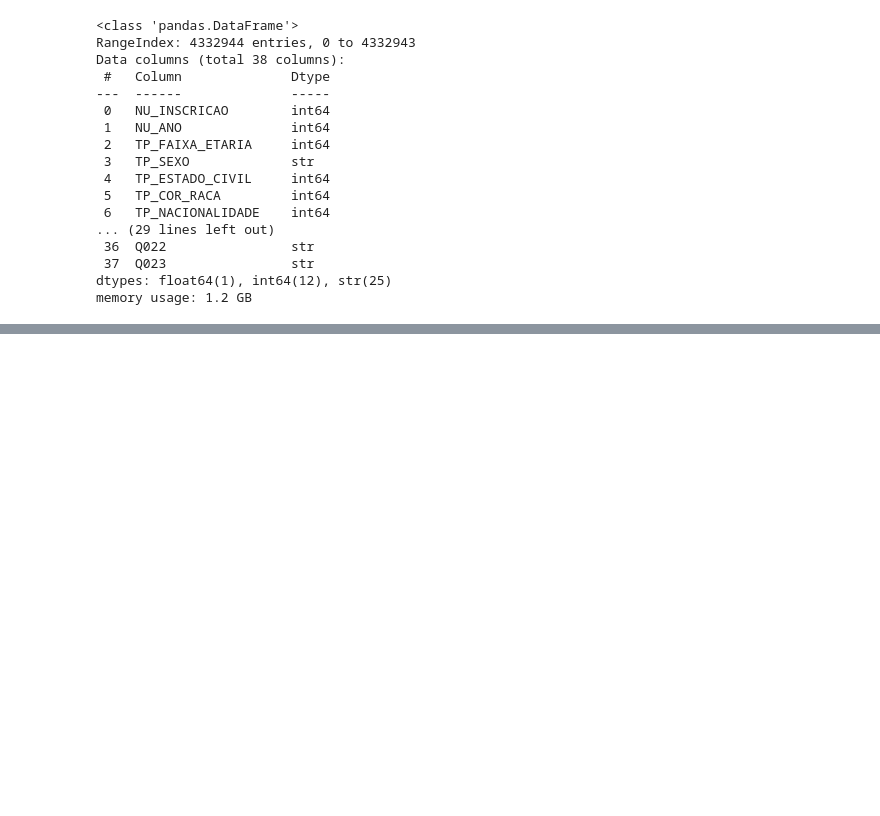
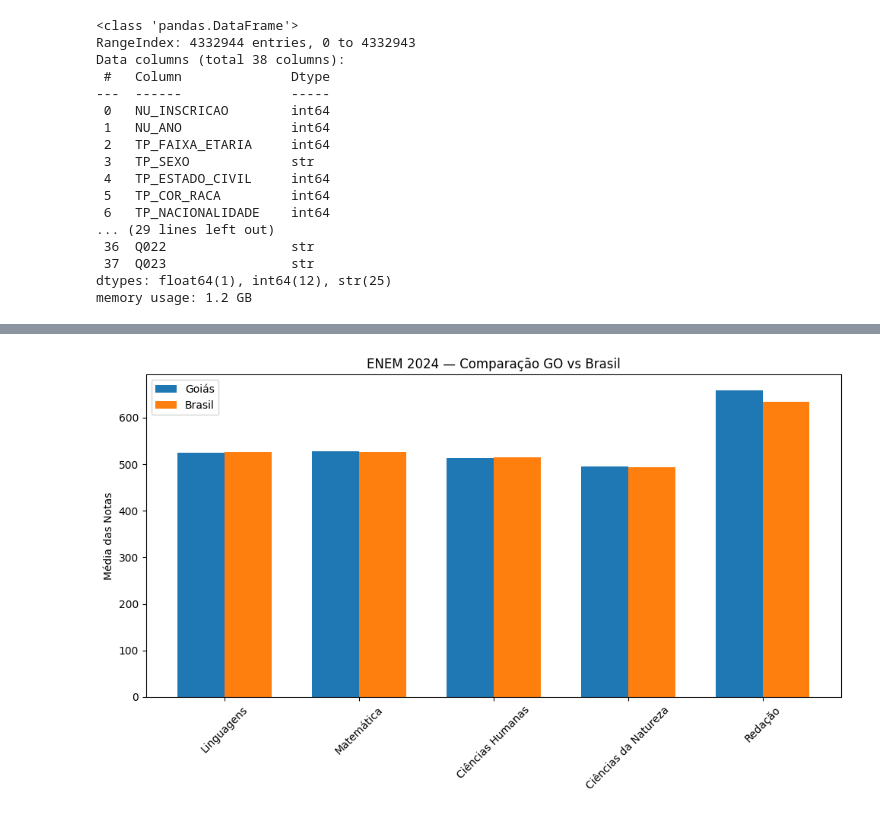
Before and after one commit to Lanzitow/enem-goias-data-analysis, a Jupyter notebook: notebooks/enem_goias_analise.ipynb, the cells around one changed output, grey strips where cells are left out. Saved outputs shown, nothing was run; the diff lists cells and outputs as text; code cells hidden in the pictures; blank space fills up the shorter version.

Commit message:
Atualização da análise GO vs Brasil e limpeza de dados

```diff
--- a/notebooks/enem_goias_analise.ipynb
+++ b/notebooks/enem_goias_analise.ipynb
@@ -181,0 +230,21 @@ Interpretação: Indica quantos participantes fizeram a prova apenas como treino
+# %%
+colunas_notas = [
+    "Linguagens",
+    "Matemática",
+    "Ciências Humanas",
+    "Ciências da Natureza",
+    "Redação"
+]
+
+medias_go = df_go[colunas_notas].mean()
+medias_br = df_br[colunas_notas].mean()
+
+df_medias = pd.DataFrame({
+    "Média_GO": medias_go,
+    "Média_BR": medias_br
+})
+
+df_medias["Diferença"] = df_medias["Média_GO"] - df_medias["Média_BR"]
+df_medias["Diferença_%"] = (df_medias["Diferença"] / df_medias["Média_BR"]) * 100
+
+df_medias.round(2)
@@ -181,0 +277,25 @@ Interpretação: Indica quantos participantes fizeram a prova apenas como treino
+# %%
+import matplotlib.pyplot as plt
+import numpy as np
+
+disciplinas = df_medias.index
+x = np.arange(len(disciplinas))
+width = 0.35
+
+fig, ax = plt.subplots(figsize=(10,6))
+
+ax.bar(x - width/2, df_medias["Média_GO"], width, label='Goiás')
+ax.bar(x + width/2, df_medias["Média_BR"], width, label='Brasil')
+
+ax.set_ylabel('Média das Notas')
+ax.set_title('ENEM 2024 — Comparação GO vs Brasil')
+ax.set_xticks(x)
+ax.set_xticklabels(disciplinas)
+ax.legend()
+
+
+plt.xticks(rotation=45)
+plt.tight_layout()
+plt.show()
+# %% [output]
+[figure, added]
```
Also changed, not shown: parts of 43 cells of this notebook, 1 other file.
